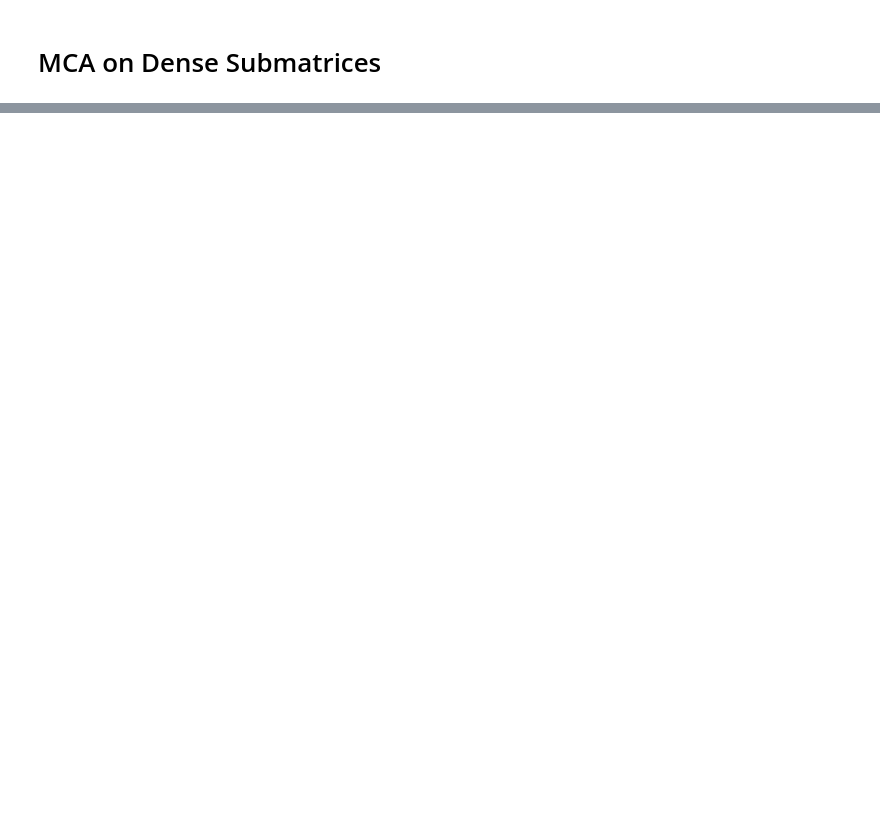
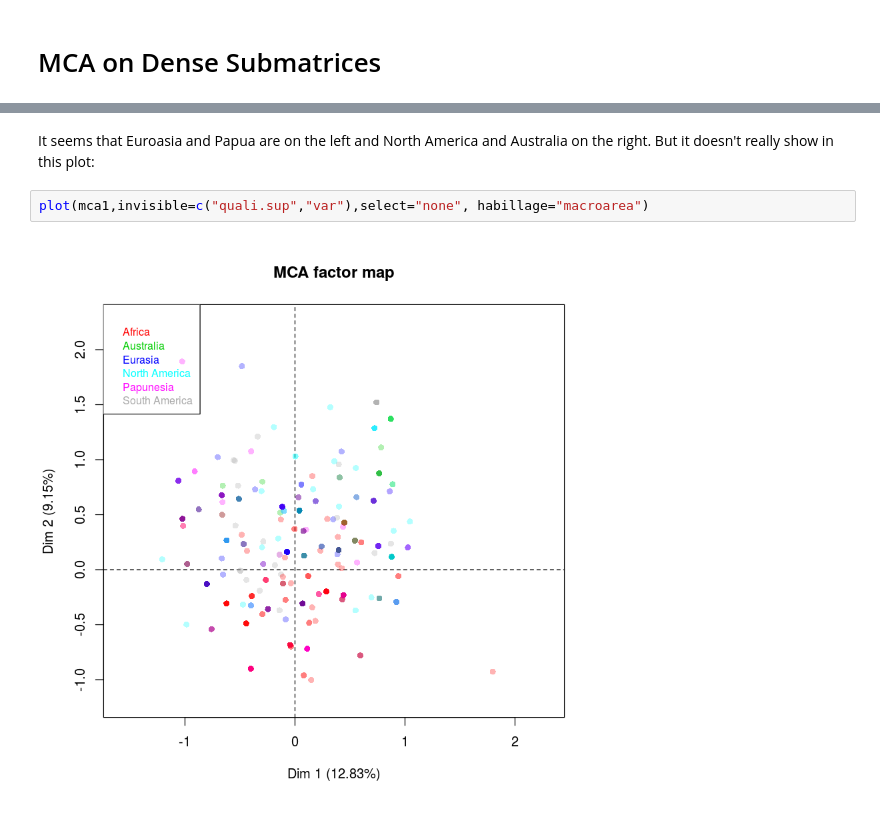
Before and after one commit to ilay32/wals-project, a Jupyter notebook: 24-4-moremca.ipynb, the cells around one changed output, grey strips where cells are left out. Saved outputs shown, nothing was run; the diff lists cells and outputs as text; blank space fills up the shorter version.

```diff
--- a/24-4-moremca.ipynb
+++ b/24-4-moremca.ipynb
@@ -166,0 +155,6 @@ plot(mca,choix="ind",select=langids,habillage="headclass",invisible=c("var","qua
+# %% [markdown]
+It seems that Euroasia and Papua are on the left and North America and Australia on the right. But it doesn't really show in this plot:
+# %%
+plot(mca1,invisible=c("quali.sup","var"),select="none", habillage="macroarea")
+# %% [output]
+[figure, added]
```
Also changed, not shown: parts of 67 cells of this notebook, 7 other files.
